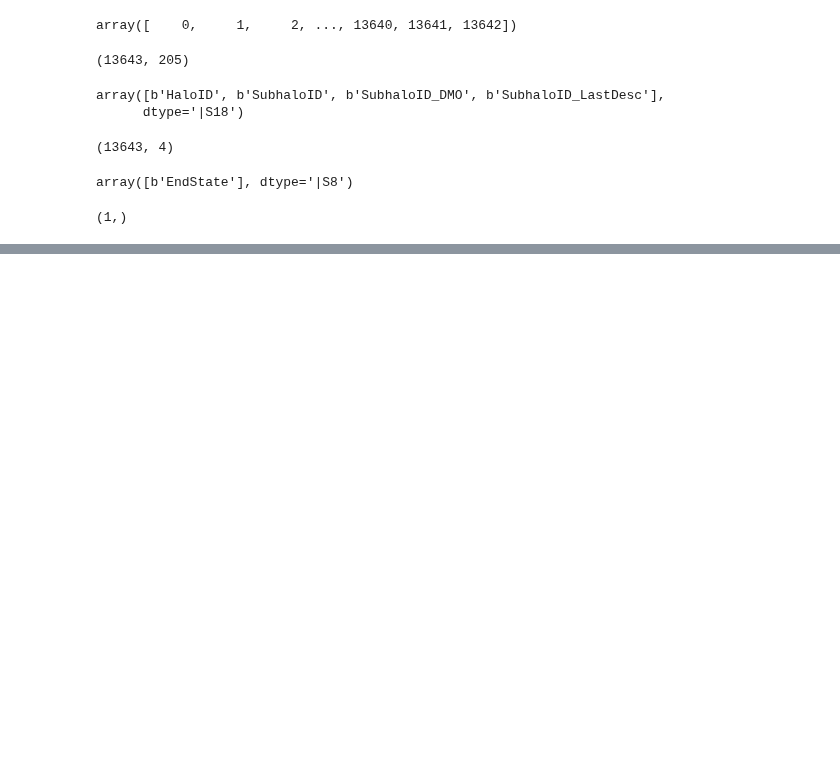
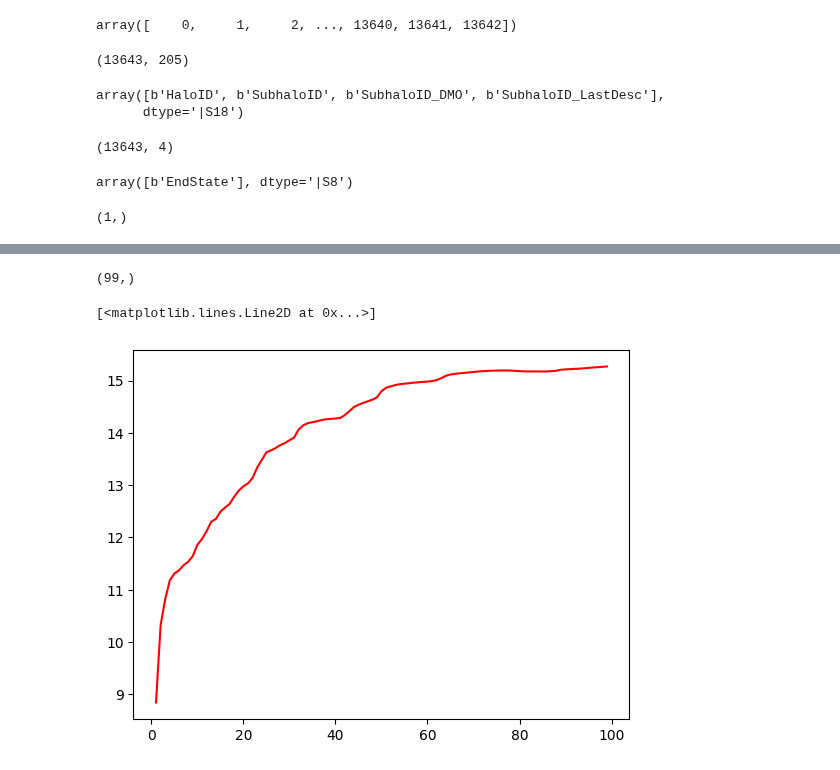
Before and after one commit to ismael-mendoza/nbody-relaxed, a Jupyter notebook: notebooks/wip/tng1.ipynb, the cells around one changed output, grey strips where cells are left out. Cells and saved outputs as stored; diff of their text form; code cells hidden in the pictures; blank space fills up the shorter version.

Commit message:
progress on notebook, use pandas

```diff
--- a/notebooks/wip/tng1.ipynb
+++ b/notebooks/wip/tng1.ipynb
@@ -10,5 +29,6 @@ tng_snapshot_dir = "../../data/processed/tng/TNG300-1/"
 # %%
 # load pickle file
 with open(trees_file, 'rb') as pickle_file:
-    trees = pickle.load(pickle_file)
+    _trees = pickle.load(pickle_file)
+    trees = _reverse_trees(_trees)
 # %%
@@ -119,0 +161,6 @@ f['Halos']['block1_items']
+# %%
+# load pickle file
+with open(trees_file, 'rb') as pickle_file:
+    trees = pickle.load(pickle_file)
+
+cat = pandas.read_hdf(present_snapfile)
@@ -119,0 +188,5 @@ f['Halos']['block1_items']
+# %%
+# lets pick one of these trees
+t_idx = 0
+t = trees2[t_idx]
+t
@@ -119,0 +211,12 @@ f['Halos']['block1_items']
+# %%
+t['Group_M_TopHat200'].shape
+# %% [output]
+(99,)
+# %%
+#let's plot gmass of this tree over time
+snaps_t = t['SnapNum']
+gmass_t = _convert_tng_mass(t['Group_M_TopHat200'])
+plt.plot(snaps_t, gmass_t, '-', c='r')
+# %% [output]
+[<matplotlib.lines.Line2D at 0x...>]
+[figure, added]
```
Also changed, not shown: parts of 25 cells of this notebook.
